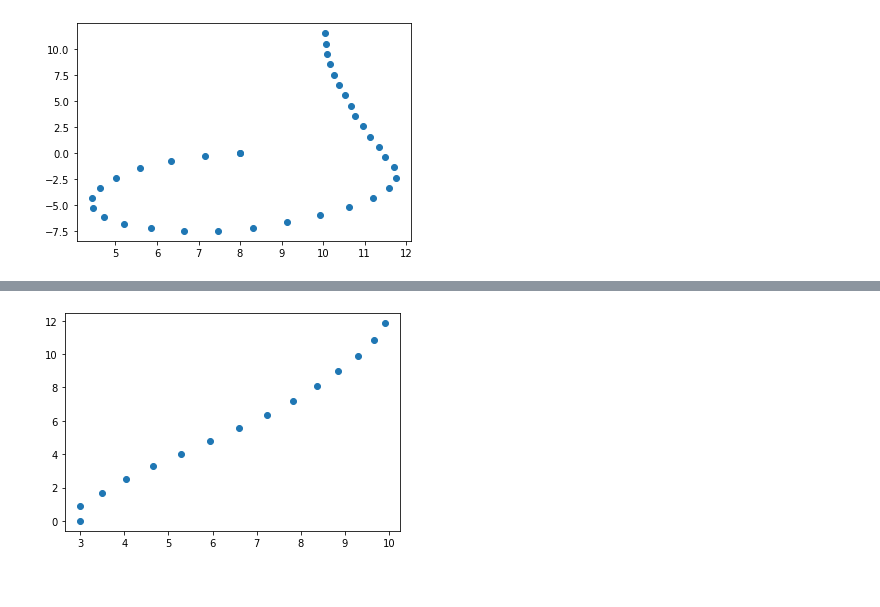
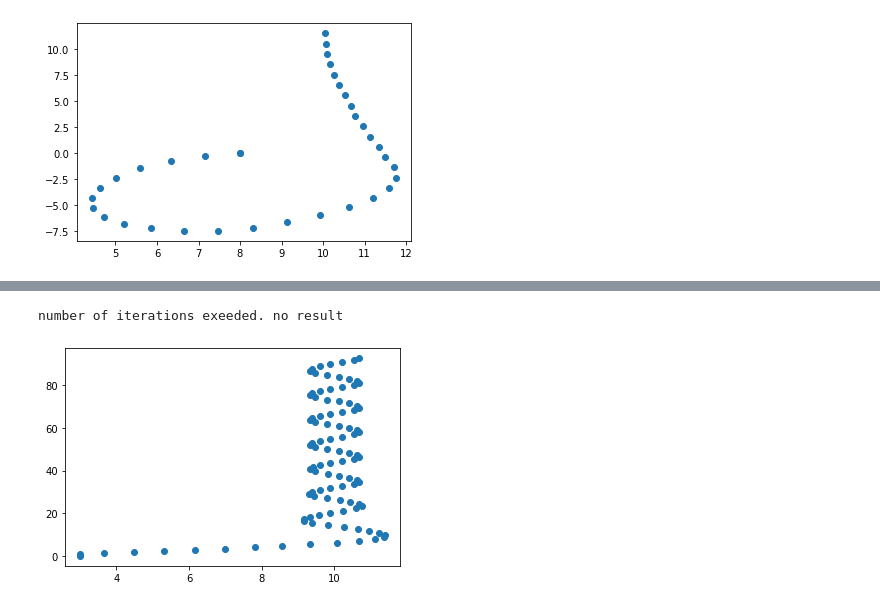
Before and after one commit to fatemehkarimi/computational-intelligence-homeworks, a Jupyter notebook: mamdani_truck.ipynb, the cells around one changed output, grey strips where cells are left out. Drawn from its saved outputs; the diff is of its cells as text; code cells hidden in the pictures.

```diff
--- a/mamdani_truck.ipynb
+++ b/mamdani_truck.ipynb
@@ -598,6 +598,8 @@ def calculate_test_data(x_test, fi_test):
         steps.append({'x': x_test, 'fi': fi_test, 'theta': theta_test})
         if len(steps) > 100:
             print("number of iterations exeeded. no result")
+            fig, ax = plt.subplots()
+            ax.scatter(x_values, y_values)
             return
 
         x_values.append(x_test)
@@ -737,4 +1087,5 @@ calculate_test_data(x_test=5, fi_test=30)
 # %%
-calculate_test_data(x_test=3, fi_test=60)
+calculate_test_data(x_test=3, fi_test=45)
 # %% [output]
+number of iterations exeeded. no result
-[figure, old version]
+[figure, new version]
```
Also changed, not shown: parts of 31 cells of this notebook.
